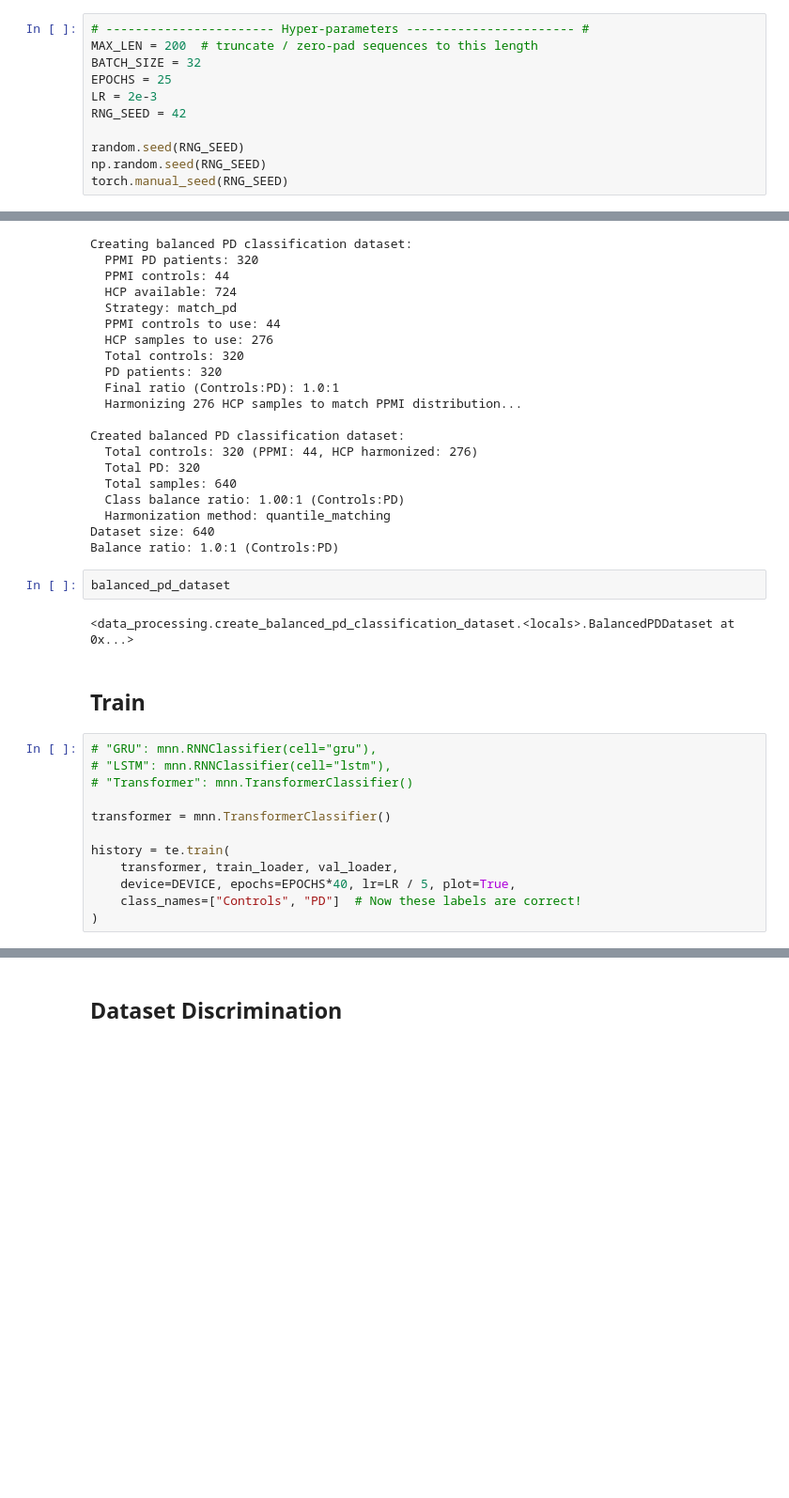
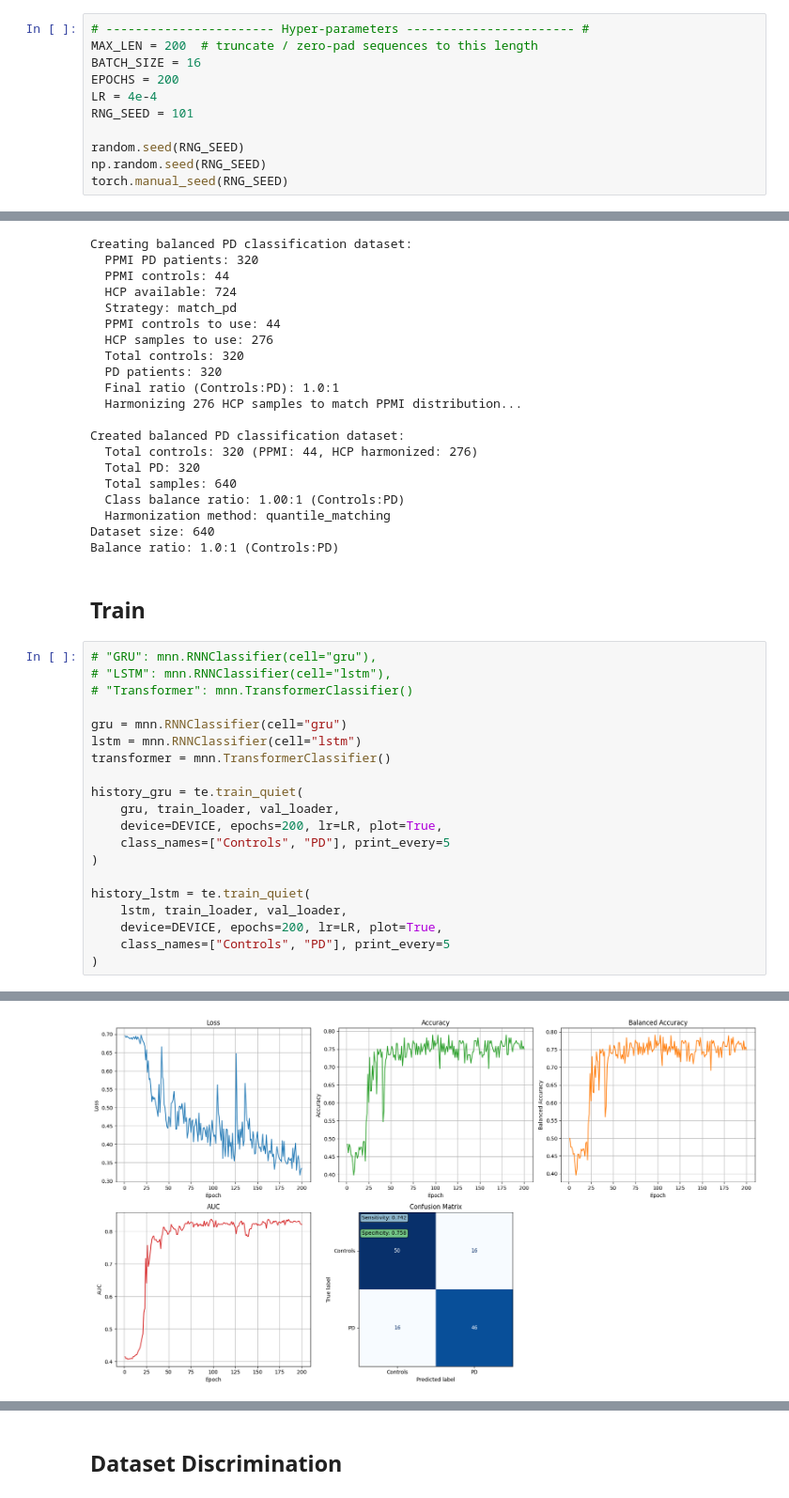
Before and after one commit to liuxk83/head-motion-analysis, a Jupyter notebook: notebooks/modeling_nn.ipynb, the cells around one changed output, grey strips where cells are left out. Shown at 94% size. Cells and saved outputs as stored; diff of their text form; blank space fills up the shorter version.

```diff
--- a/notebooks/modeling_nn.ipynb
+++ b/notebooks/modeling_nn.ipynb
@@ -38,10 +38,10 @@ Loaded 724 run-01 subject combinations
 # %%
 # ----------------------- Hyper-parameters ----------------------- #
 MAX_LEN = 200  # truncate / zero-pad sequences to this length
-BATCH_SIZE = 32
-EPOCHS = 25
-LR = 2e-3
-RNG_SEED = 42
+BATCH_SIZE = 16
+EPOCHS = 200
+LR = 4e-4
+RNG_SEED = 101
 
 random.seed(RNG_SEED)
 np.random.seed(RNG_SEED)
@@ -85,21 +85,26 @@ Created balanced PD classification dataset:
   Harmonization method: quantile_matching
 Dataset size: 640
 Balance ratio: 1.0:1 (Controls:PD)
-# %%
-balanced_pd_dataset
-# %% [output]
-<data_processing.create_balanced_pd_classification_dataset.<locals>.BalancedPDDataset at 0x...>
 # %% [markdown]
 ## Train
-# %%
-# "GRU": mnn.RNNClassifier(cell="gru"),
-# "LSTM": mnn.RNNClassifier(cell="lstm"),
-# "Transformer": mnn.TransformerClassifier()
-
-transformer = mnn.TransformerClassifier()
-
-history = te.train(
-    transformer, train_loader, val_loader,
-    device=DEVICE, epochs=EPOCHS*40, lr=LR / 5, plot=True,
-    class_names=["Controls", "PD"]  # Now these labels are correct!
-)
+# %%
+# "GRU": mnn.RNNClassifier(cell="gru"),
+# "LSTM": mnn.RNNClassifier(cell="lstm"),
+# "Transformer": mnn.TransformerClassifier()
+
+gru = mnn.RNNClassifier(cell="gru")
+lstm = mnn.RNNClassifier(cell="lstm")
+transformer = mnn.TransformerClassifier()
+
+history_gru = te.train_quiet(
+    gru, train_loader, val_loader,
+    device=DEVICE, epochs=200, lr=LR, plot=True,
+    class_names=["Controls", "PD"], print_every=5
+)
+
+history_lstm = te.train_quiet(
+    lstm, train_loader, val_loader,
+    device=DEVICE, epochs=200, lr=LR, plot=True,
+    class_names=["Controls", "PD"], print_every=5
+)
+# %% [output]
@@ -105,0 +131 @@ history = te.train(
+[figure, added]
```
Also changed, not shown: parts of 10 cells of this notebook, 3 other files.
